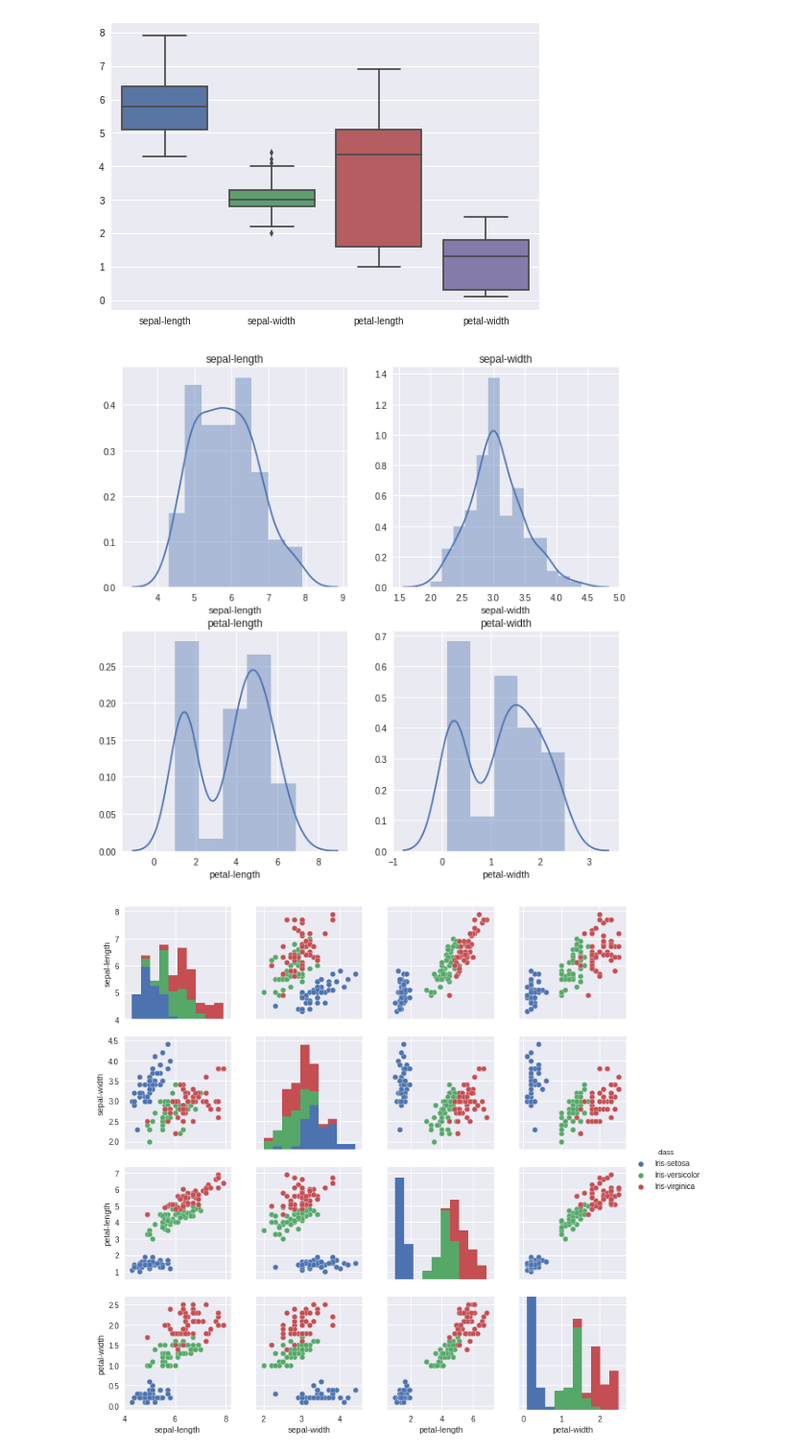
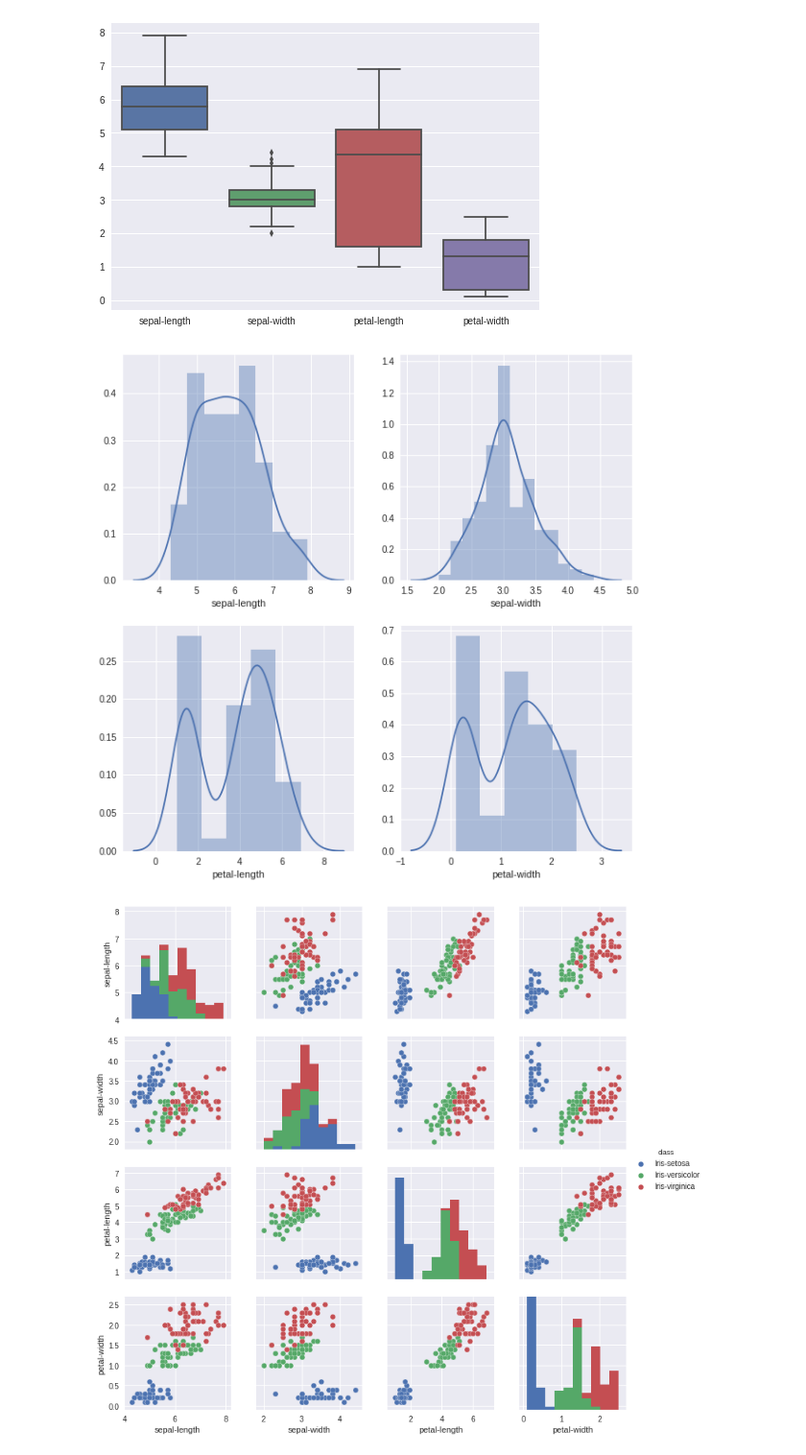
Before and after one commit to gauravsharma74/learn_machine_learning, a Jupyter notebook: Classification_Master.ipynb, the cells around one changed output. Shown at 96% size. Cells and saved outputs as stored; diff of their text form; code cells hidden in the pictures.

```diff
--- a/Classification_Master.ipynb
+++ b/Classification_Master.ipynb
@@ -73,16 +77,16 @@ plt.show()
 # %%
 fig, axarr = plt.subplots(2, 2, figsize=(10, 10))
 sns.distplot(df['sepal-length'], kde=True, ax=axarr[0,0])
 sns.distplot(df['sepal-width'], kde=True, ax=axarr[0,1])
 sns.distplot(df['petal-length'], kde=True, ax=axarr[1,0])
 sns.distplot(df['petal-width'], kde=True, ax=axarr[1,1])
-axarr[0,0].set_title("sepal-length")
-axarr[0,1].set_title("sepal-width")
-axarr[1,0].set_title("petal-length")
-axarr[1,1].set_title("petal-width")
+#axarr[0,0].set_title("sepal-length")
+#axarr[0,1].set_title("sepal-width")
+#axarr[1,0].set_title("petal-length")
+#axarr[1,1].set_title("petal-width")
 plt.show()
 # %% [output]
-[figure, old version]
+[figure, new version]
 # %%
 sns.pairplot(data=df, hue='class')
 plt.show()
```
Also changed, not shown: parts of 4 cells of this notebook.
